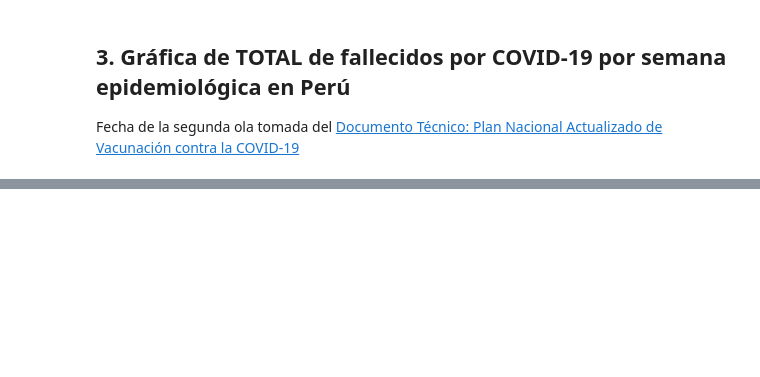
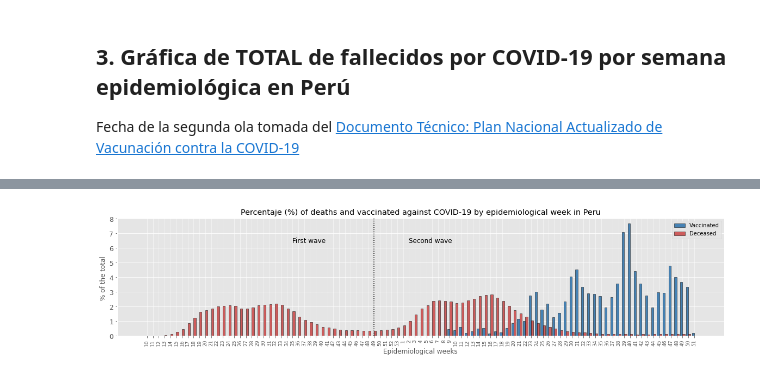
Before and after one commit to xxotto/covid19-Peru, a Jupyter notebook: 3_Analysis.ipynb, the cells around one changed output, grey strips where cells are left out. Cells and saved outputs as stored; diff of their text form; code cells hidden in the pictures; blank space fills up the shorter version.

```diff
--- a/3_Analysis.ipynb
+++ b/3_Analysis.ipynb
@@ -151,4 +173,7 @@ barplot_vac(vac_fal_semEpi)
 # %%
+percents = pd.DataFrame(dp1.total_fallecidos*100/dp1.total_fallecidos.sum())
+percents['total_vacunados'] = pd.DataFrame(dp1.total_dosis_2*100/dp1.total_dosis_2.sum())
+
 def barplot_epi(df):
 
        # Create a figure
@@ -158,36 +183,39 @@ def barplot_epi(df):
        plt.style.use('ggplot')
 
        x = np.arange(len(df['epi_week']))
        width = 0.40  # the width of the bars
 
-       plt.bar(x - width/2, df['vaccinated_%'], width, label='Vaccinated', color = 'steelblue', edgecolor='black')
-       plt.bar(x + width/2, df['deceased_%'], width, label='Deceased', color = 'indianred', edgecolor='black')
+       plt.bar(x - width/2, percents['total_vacunados'], width, label='Vaccinated', color = 'steelblue', edgecolor='black')
+       plt.bar(x + width/2, percents['total_fallecidos'], width, label='Deceased', color = 'indianred', edgecolor='black')
 
        # Add some text for labels, title and custom x-axis tick labels, etc.
        plt.ylabel('% of the total ')
        plt.xlabel('Epidemiological weeks')
        plt.title('Percentaje (%) of deaths and vaccinated against COVID-19 by epidemiological week in Peru')
        plt.xticks(x, df["epi_week"], rotation = 90)  # Create names on the x-axis
 
        plt.legend()
        plt.tick_params(axis='x', labelsize=9)
        plt.tick_params(axis='y', labelsize=12)
 
        plt.grid(True, axis= "x", linewidth=.5, linestyle="-")  # Configure grid
        plt.rcParams["axes.axisbelow"] = True
 
        # Plot line (01/12/2020 week 49, 2nd wave)
        plt.axvline(x=39, color='black', linestyle='dotted', linewidth=1.5)
 
        # Plot text
        plt.text(25, 6.35, r'First wave', fontsize=12)
        plt.text(45, 6.35, r'Second wave', fontsize=12)
 
        # Plot
        plt.savefig('Images/covid19-peru_proporcion_vacunados_fallecidos_x_semanaEpi.png', bbox_inches='tight')
        plt.show()
 
-barplot_epi(vac_fal_semEpi)
+
+barplot_epi(dp1)
+# %% [output]
+[figure, added]
 # %%
 def barplot_dep(df):
 
```
Also changed, not shown: parts of 7 cells of this notebook, 7 other files.
